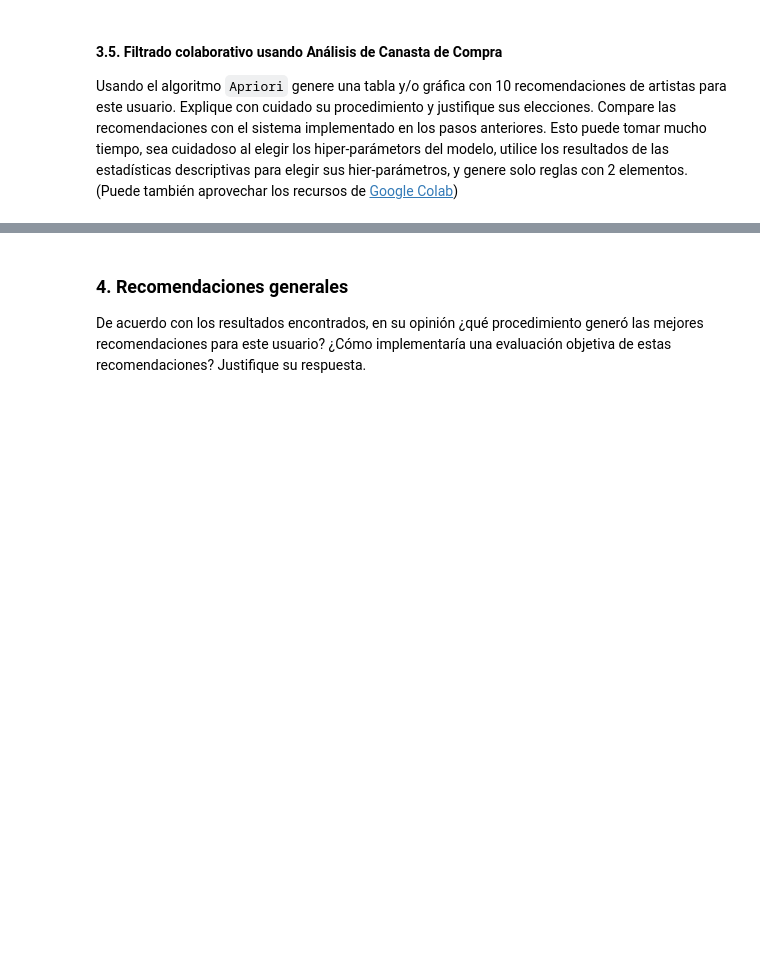
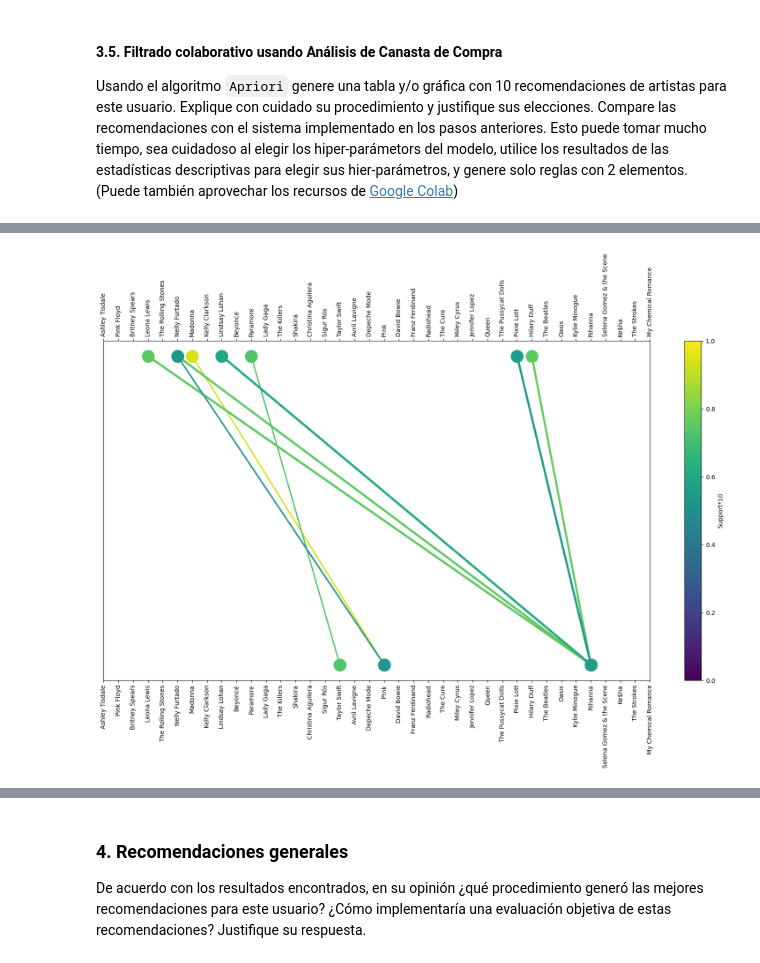
Before and after one commit to ggomez1803/ANS, a Jupyter notebook: Semana 5/Taller/S5_LC_Taller_Colab..ipynb, the cells around one changed output, grey strips where cells are left out. Drawn from its saved outputs; the diff is of its cells as text; code cells hidden in the pictures; blank space fills up the shorter version.

```diff
--- a/Semana 5/Taller/S5_LC_Taller_Colab..ipynb
+++ b/Semana 5/Taller/S5_LC_Taller_Colab..ipynb
@@ -372,13 +351,0 @@ df_user8
-# %%
-records = []
-for i in df_user8['userID'].unique():
-    records.extend(df_user8[df_user8['userID'] == i]['name'].tolist())  # Extendemos la lista en lugar de agregar sublistas
-
-# Convertir la lista a un conjunto para obtener elementos únicos
-conjunto_valores_unicos = set(records)
-
-# Contar la cantidad de valores únicos
-cantidad_valores_unicos = len(conjunto_valores_unicos)
-
-print(f"Valores únicos en la lista: {conjunto_valores_unicos}")
-print(f"Cantidad de valores únicos: {cantidad_valores_unicos}")
@@ -390,10 +352,72 @@ Cantidad de valores únicos: 50
 # %%
+# Obtener lista de listas
+records = []
+for i in df['userID'].unique():
+    records.append(list(df[df['userID'] == i]['name'].values)) # Extendemos la lista en lugar de agregar sublistas
+
+# Guardar las reglas de apriori en la variable de reglas
 rules = list(apriori(
     records,
-    min_support=0.001,
-    min_confidence = 0.001,
-    min_length=2,
+    min_support=0.05,
+    min_confidence = 0.5,
+    min_lift=2,
     max_length=2))
 
-print(rules[0])
+print(f'Se encontraron {len(rules)} reglas de asociación')
+
+# Convertir la lista de reglas en dataframe
+rules_df = pd.DataFrame(
+    [{'From': list(rule[0])[0],
+     'To': list(rule[0])[1],
+     'Support': rule[1],
+     'Confidence': rule[2][0][2],
+     'Lift': rule[2][0][3]} for rule in rules if len(rule[0]) == 2])
+
+rules_df = rules_df.dropna()
+
+# Tomar las reglas top
+rules_df = rules_df.sort_values('From', ascending=False).head(50)
+
+# listar todos los artistas
+items = set(rules_df['From']) | set(rules_df['To'])
+
+# Crear Mapping de los SKUS en numeros
+imap = {item : i for i, item in enumerate(items)}
+
+# Mapear los artistas en numeros y adicione numerica del from a to en columnas
+rules_df['FromN'] = rules_df['From'].map(imap)
+rules_df['ToN'] = rules_df['To'].map(imap)
+
+# Filtrar en las reglas de asociación los artistas que escucha el usuario 8
+rules_df = rules_df[rules_df['From'].isin(df_user8['name'])]
+
+# Filtrar las recomendaciones que el usuario 8 no escucha
+artist_filtered = pd.merge(rules_df, df_user8[['name']], left_on='To', right_on='name', how='left', indicator=True)
+artist_filtered = artist_filtered[artist_filtered['_merge'] == 'left_only']
+
+# Ordenar las reglas de asociación por support
+artist_filtered.sort_values('Support', ascending=False, inplace=True)
+display(artist_filtered.head(10))
+
+# Graficar reglas de asociación
+plt.rcParams['xtick.top'] = plt.rcParams['xtick.labeltop'] = True
+
+# Establecer tamaño de la grafica
+fig = plt.figure(figsize=(20,10))
+
+# Dibujar las lineas entre los artistas
+# colores para cada linea segun el support de la regla
+for index, row in artist_filtered.head(10).iterrows():
+    plt.plot([row['FromN'], row['ToN']], [0, 1], 'o-',
+             c=plt.cm.viridis(row['Support'] * 10),
+             markersize=20,
+             lw=row['Confidence'] * 4)
+
+
+cb = plt.colorbar(plt.cm.ScalarMappable(cmap='viridis'))
+cb.set_label('Support*10')
+
+plt.xticks(range(len(items)), items, rotation= 'vertical', fontsize=10)
+plt.yticks([])
+plt.show()
 # %% [output]
@@ -400,0 +434 @@ RelationRecord(items=frozenset({'A Fine Frenzy'}), support=1.0, ordered_statisti
+[figure, added]
```
Also changed, not shown: parts of 20 cells of this notebook.
